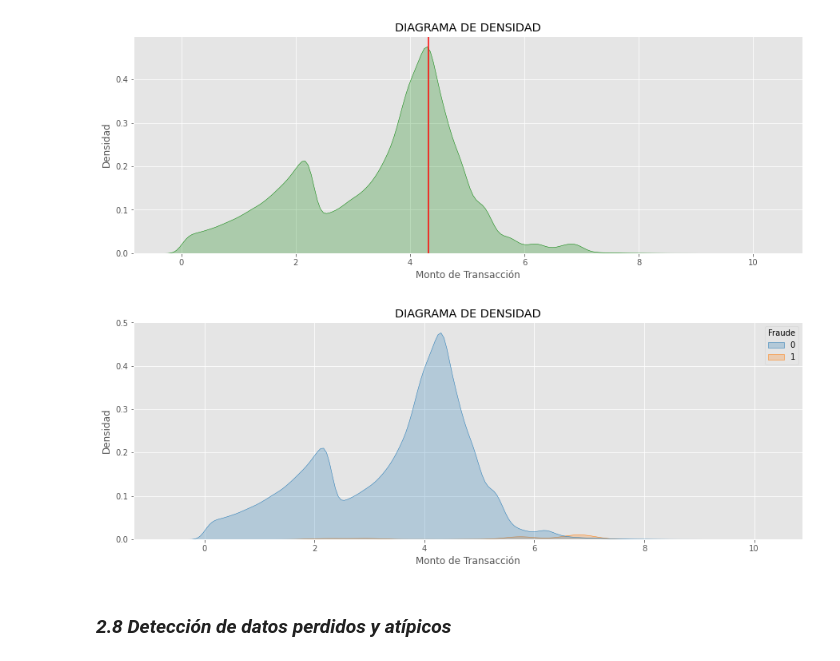
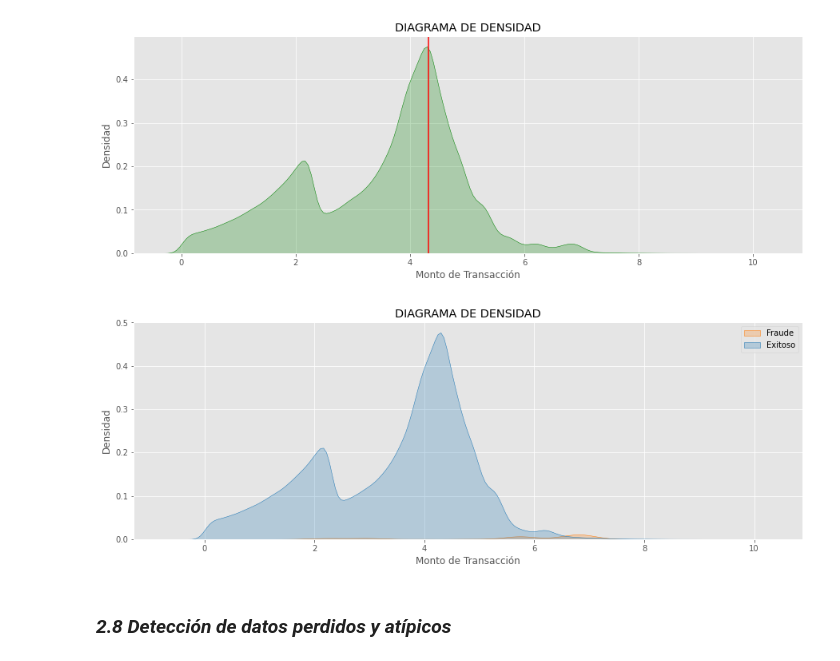
Before and after one commit to Bmez1/Proyecto_CD, a Jupyter notebook: Fraude.ipynb, the cells around one changed output. Saved outputs shown, nothing was run; the diff lists cells and outputs as text; code cells hidden in the pictures.

```diff
--- a/Fraude.ipynb
+++ b/Fraude.ipynb
@@ -177,13 +211,14 @@ Media Monto de Transacción :  75.54883345022084
 # %%
 #Cambiar colores
 plt.figure(figsize=(15, 5))
-sb.kdeplot(x = np.log(data['Monto transaccion'].values), shade = True, hue = data['Fraude'], palette = "tab10")
+sb.kdeplot(x = np.log(data['Monto transaccion'].values), shade = True, hue = data['Fraude'], palette = "tab10", legend = False)
 plt.ylabel("Densidad")
 plt.xlabel("Monto de Transacción")
+plt.legend(['Fraude', 'Exitoso'])
 plt.title("DIAGRAMA DE DENSIDAD")
 plt.show()
 # %% [output]
-[figure, old version]
+[figure, new version]
 # %% [markdown]
 ### *2.8 Detección de datos perdidos y atípicos*
 # %%
```
Also changed, not shown: parts of 37 cells of this notebook.
